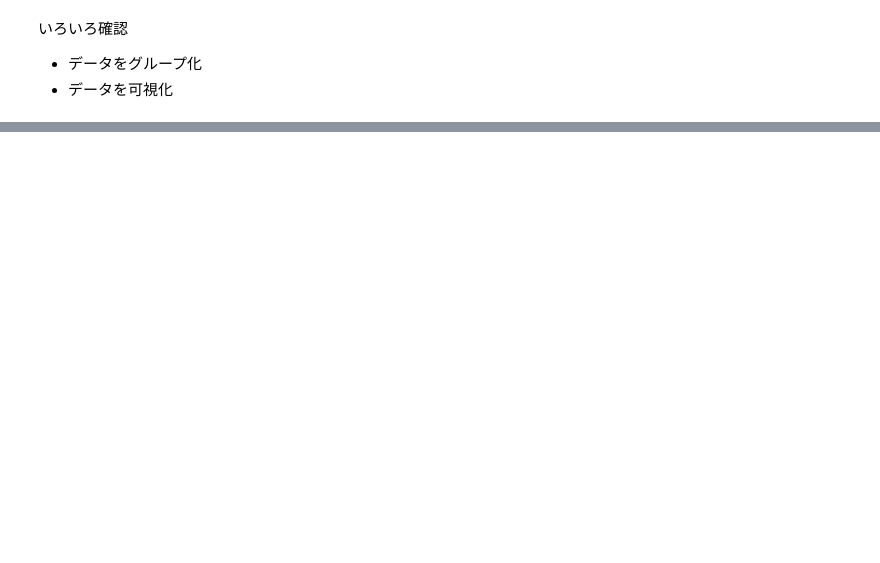
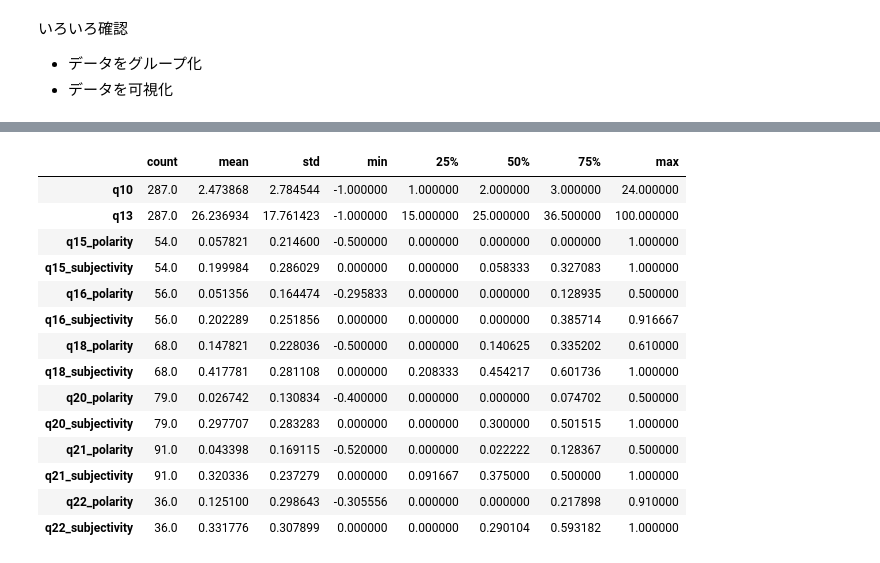
Before and after one commit to ICRC2023/surveys, a Jupyter notebook: notebooks/02_insight.ipynb, the cells around one changed output, grey strips where cells are left out. Drawn from its saved outputs; the diff is of its cells as text; code cells hidden in the pictures; blank space fills up the shorter version.

```diff
--- a/notebooks/02_insight.ipynb
+++ b/notebooks/02_insight.ipynb
@@ -48,0 +18,8 @@ cfg.questions
+# %%
+f_cfg = "../sandbox/config.toml"
+f_csv = "../data/test_data/prepared_data.csv"
+d = ti.Data(read_from=f_csv, load_from=f_cfg)
+config = d.config()
+data = d.read()
+# data = d.read()
+# data
@@ -48,0 +29,3 @@ cfg.questions
+# %%
+n_headers = d.numerical_headers
+c_headers = d.categorical_headers
@@ -48,0 +38,21 @@ cfg.questions
+# %%
+n_stats = data[n_headers].describe().T
+c_stats = data[c_headers].apply(lambda x: x.value_counts(dropna=False)).T
+n_stats
+# c_stats
+# %% [output]
+|  | count | mean | std | min | 25% | 50% | 75% | max |
+| q10 | 287.0 | 2.473868 | 2.784544 | -1.000000 | 1.000000 | 2.000000 | 3.000000 | 24.000000 |
+| q13 | 287.0 | 26.236934 | 17.761423 | -1.000000 | 15.000000 | 25.000000 | 36.500000 | 100.000000 |
+| q15_polarity | 54.0 | 0.057821 | 0.214600 | -0.500000 | 0.000000 | 0.000000 | 0.000000 | 1.000000 |
+| q15_subjectivity | 54.0 | 0.199984 | 0.286029 | 0.000000 | 0.000000 | 0.058333 | 0.327083 | 1.000000 |
+| q16_polarity | 56.0 | 0.051356 | 0.164474 | -0.295833 | 0.000000 | 0.000000 | 0.128935 | 0.500000 |
+| q16_subjectivity | 56.0 | 0.202289 | 0.251856 | 0.000000 | 0.000000 | 0.000000 | 0.385714 | 0.916667 |
+| q18_polarity | 68.0 | 0.147821 | 0.228036 | -0.500000 | 0.000000 | 0.140625 | 0.335202 | 0.610000 |
+| q18_subjectivity | 68.0 | 0.417781 | 0.281108 | 0.000000 | 0.208333 | 0.454217 | 0.601736 | 1.000000 |
+| q20_polarity | 79.0 | 0.026742 | 0.130834 | -0.400000 | 0.000000 | 0.000000 | 0.074702 | 0.500000 |
+| q20_subjectivity | 79.0 | 0.297707 | 0.283283 | 0.000000 | 0.000000 | 0.300000 | 0.501515 | 1.000000 |
+| q21_polarity | 91.0 | 0.043398 | 0.169115 | -0.520000 | 0.000000 | 0.022222 | 0.128367 | 0.500000 |
+| q21_subjectivity | 91.0 | 0.320336 | 0.237279 | 0.000000 | 0.091667 | 0.375000 | 0.500000 | 1.000000 |
+| q22_polarity | 36.0 | 0.125100 | 0.298643 | -0.305556 | 0.000000 | 0.000000 | 0.217898 | 0.910000 |
+| q22_subjectivity | 36.0 | 0.331776 | 0.307899 | 0.000000 | 0.000000 | 0.290104 | 0.593182 | 1.000000 |
```
Also changed, not shown: parts of 10 cells of this notebook.
